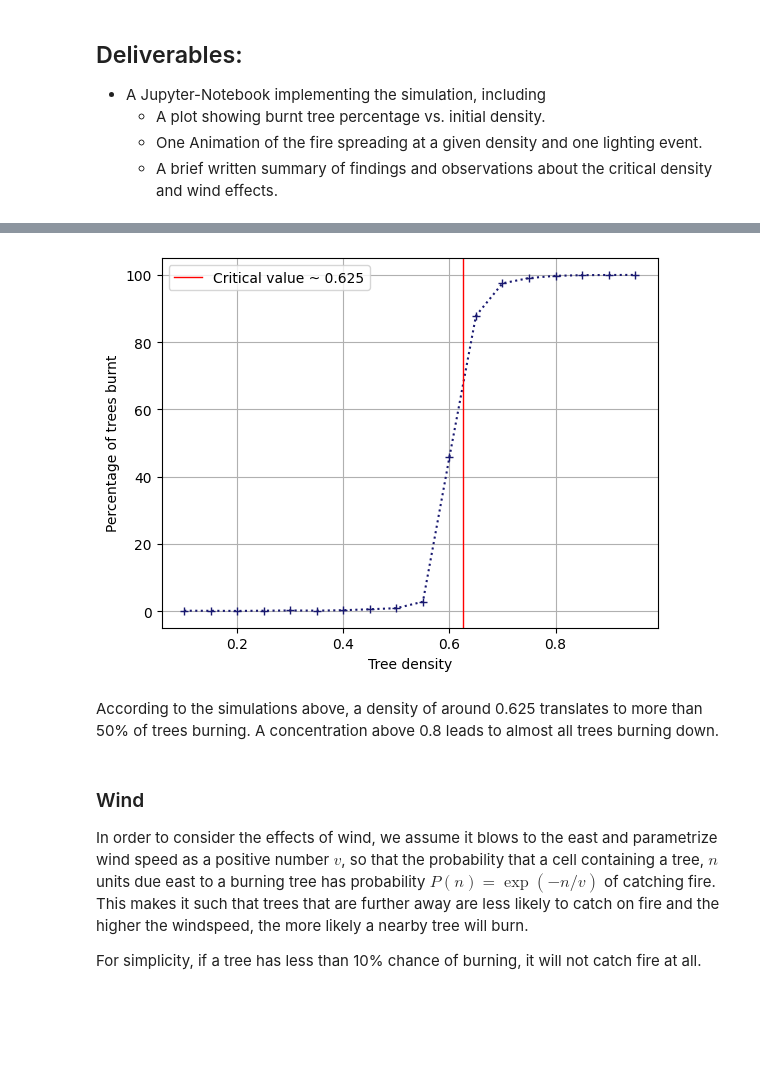
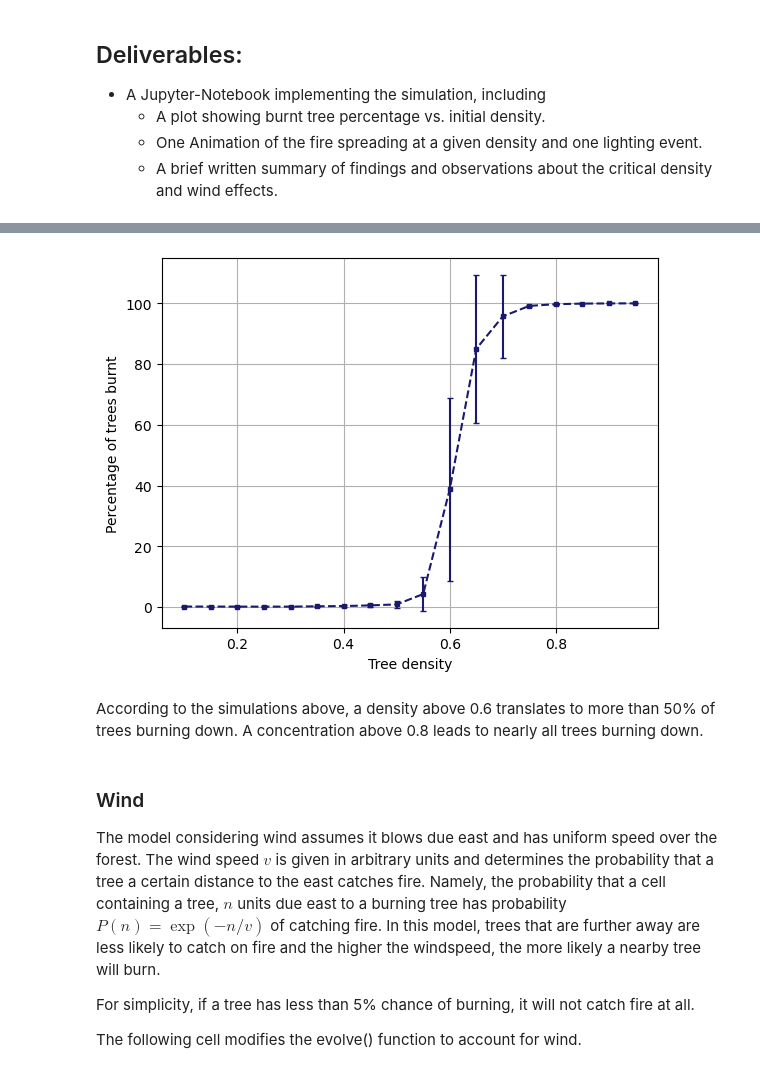
Before and after one commit to DanielDoradoMath/SciProPySS25, a Jupyter notebook: Week06/Project2.ipynb, the cells around one changed output, grey strips where cells are left out. Cells and saved outputs as stored; diff of their text form; code cells hidden in the pictures; blank space fills up the shorter version.

```diff
--- a/Week06/Project2.ipynb
+++ b/Week06/Project2.ipynb
@@ -99,7 +103,8 @@ def get_trees(grid):
 
 def evolve (grid):
     """
-    Moves time forward by one step
+    Changes the status of every burning tree to a burnt tree, and of every tree adjacent to
+    it to a burning tree, if not burnt already.
     Parameters
     ----------
     grid: numpy array representing the forest
@@ -141,7 +146,7 @@ def evolve (grid):
 
     return grid
 
-def run_simulation(grid):
+def simulate(grid):
     """
     Runs forest fire simulation on the input initial condition until no tree is burning
 
@@ -172,11 +179,11 @@ def run_simulation(grid):
 # %%
-grid = initialize(0.5, (100,100))
+grid = initialize(0.5, (100, 100))
 
 trees = get_trees(grid)
 
-after, burnt = run_simulation(grid)
+after, burnt = simulate(grid)
 
 print('Initial number of trees: {}'.format(trees))
 print('Burnt trees: {}'.format(burnt))
-print('Percentage of burnt trees: {:.6f}%'.format(burnt/trees *100))
+print('Percentage of burnt trees: {:.6f}%'.format(burnt/trees * 100))
 # %% [output]
@@ -223,40 +261,49 @@ MovieWriter ffmpeg unavailable; using Pillow instead.
 # %%
-densities = np.arange(0.1, 1.0, 0.05)
-burnt_pct = []
-N = 20
+densities = np.arange(0.1, 1.0, 0.05)  # Densities to be tested
+burnt_pct = []  # Contains the percentage of burnt trees for each density in `densities`
+error = []  # Contains the statistical error
+N = 50  # Number of simulations performed, per density
 
+
+# For each density, run the simulation N times and average the number of each results
 for density in densities:
-    trials = np.zeros(N)
+
+    trials = np.zeros(N) # Array to record percentages
+
     for i in range(N):
         grid = initialize(density)
 
-        final_state, burnt = run_simulation(grid)
+        final_state, burnt = simulate(grid)
 
         trees = get_trees(grid)
 
         trials[i] = burnt/trees
 
-    burnt_pct += [np.average(trials)]
+    burnt_pct += [np.average(trials)]  # After executing all trials record average pct.
+    error += [np.std(trials)]
 
 burnt_pct = np.array(burnt_pct)
+error = np.array(error)
 # %%
-plt.plot(densities, burnt_pct*100, marker='+', ls=':', color='midnightblue')
+plt.errorbar(densities, burnt_pct * 100, yerr=error * 100,
+             marker='s', ms=3, capsize=2, color='midnightblue', ls='--')  # Plot burnt pct. against tree density
 
 plt.xlabel('Tree density')
 plt.ylabel('Percentage of trees burnt')
 
-plt.axvline(0.625, linewidth=1, color='r', label='Critical value ~ 0.625')
+plt.grid()
 
-plt.grid()
-plt.legend()
 plt.show()
 # %% [output]
-[figure, old version]
+[figure, new version]
 # %% [markdown]
-According to the simulations above, a density of around 0.625 translates to more than 50% of trees burning. A concentration above 0.8 leads to almost all trees burning down.
+According to the simulations above, a density above 0.6 translates to more than 50% of trees burning down. A concentration above 0.8 leads to nearly all trees burning down.
 # %% [markdown]
 ### Wind
-In order to consider the effects of wind, we assume it blows to the east and parametrize wind speed as a positive number $v$, so that the probability that a cell containing a tree, $n$ units due east to a burning tree has probability $P(n) = \exp(-n/v)$ of catching fire. This makes it such that trees that are further away are less likely to catch on fire and the higher the windspeed, the more likely a nearby tree will burn.
 
-For simplicity, if a tree has less than 10% chance of burning, it will not catch fire at all.
+The model considering wind assumes it blows due east and has uniform speed over the forest. The wind speed $v$ is given in arbitrary units and determines the probability that a tree a certain distance to the east catches fire. Namely, the probability that a cell containing a tree, $n$ units due east to a burning tree has probability $P(n) = \exp(-n/v)$ of catching fire. In this model, trees that are further away are less likely to catch on fire and the higher the windspeed, the more likely a nearby tree will burn.
+
+For simplicity, if a tree has less than 5% chance of burning, it will not catch fire at all.
+
+The following cell modifies the evolve() function to account for wind.
 # %%
```
Also changed, not shown: parts of 15 cells of this notebook.
